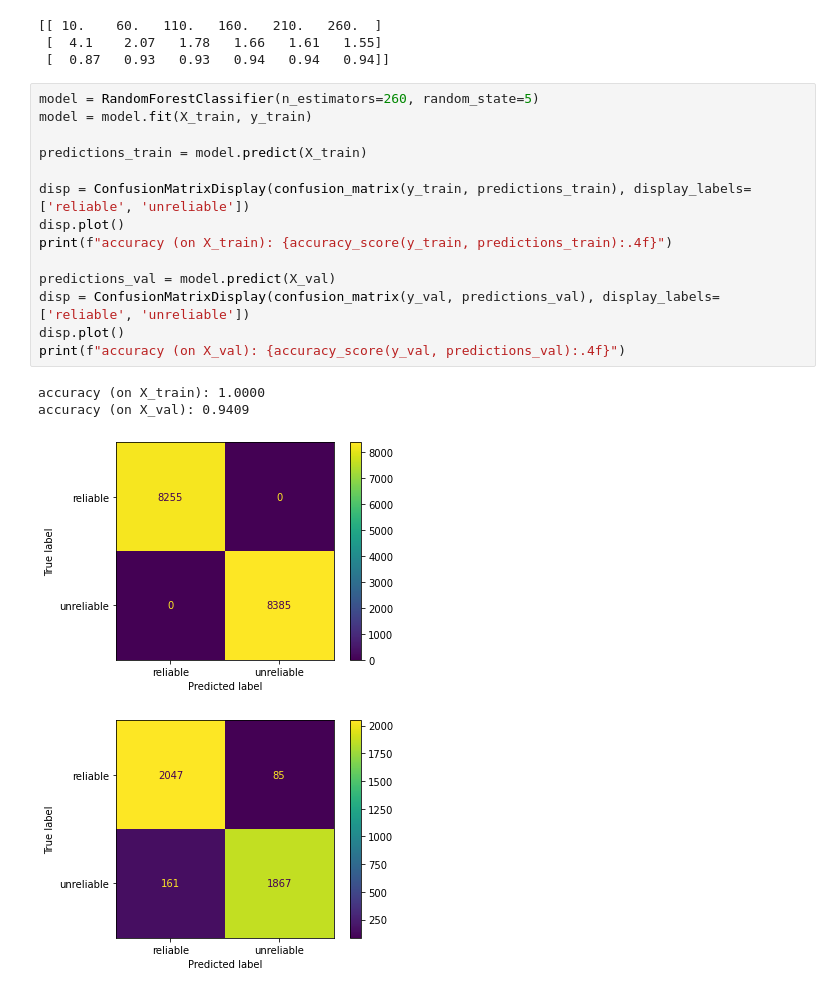
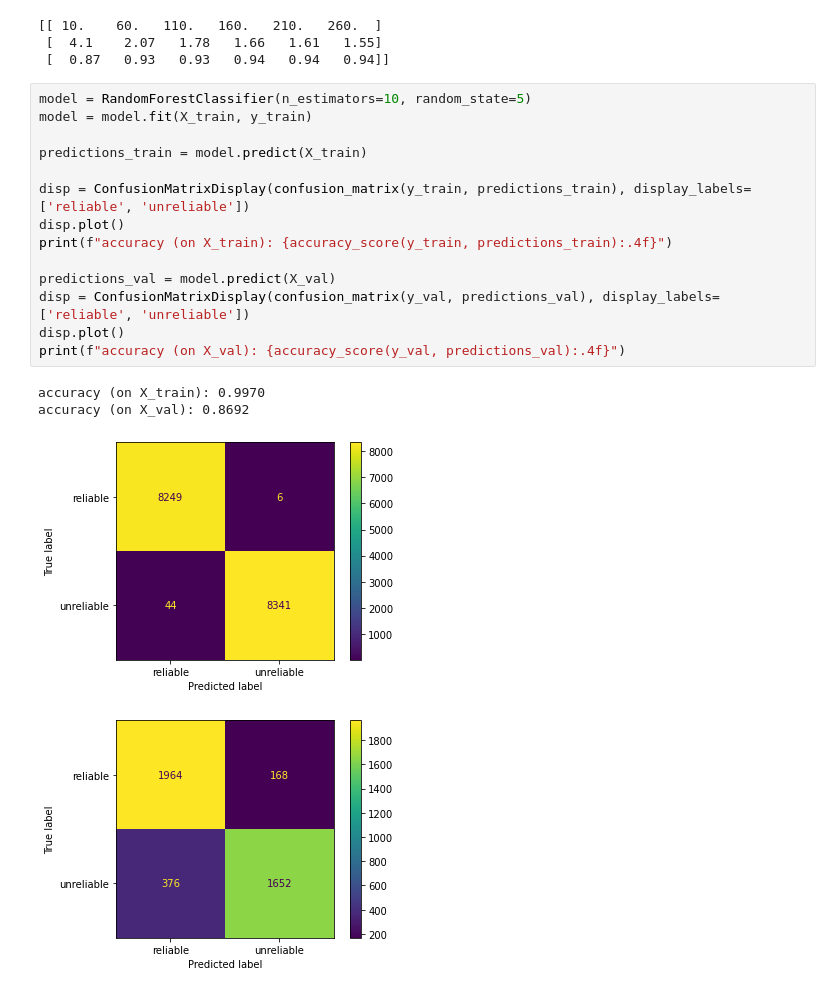
Before and after one commit to pmdino/CS39AA-Project, a Jupyter notebook: CS39AA_Project_Part_2.ipynb, the cells around one changed output. Cells and saved outputs as stored; diff of their text form.

```diff
--- a/CS39AA_Project_Part_2.ipynb
+++ b/CS39AA_Project_Part_2.ipynb
@@ -82,21 +82,21 @@ if tune_model:
  [  4.1    2.07   1.78   1.66   1.61   1.55]
  [  0.87   0.93   0.93   0.94   0.94   0.94]]
 # %%
-model = RandomForestClassifier(n_estimators=260, random_state=5)
+model = RandomForestClassifier(n_estimators=10, random_state=5)
 model = model.fit(X_train, y_train)
 
 predictions_train = model.predict(X_train)
 
 disp = ConfusionMatrixDisplay(confusion_matrix(y_train, predictions_train), display_labels=['reliable', 'unreliable'])
 disp.plot()
 print(f"accuracy (on X_train): {accuracy_score(y_train, predictions_train):.4f}")
 
 predictions_val = model.predict(X_val)
 disp = ConfusionMatrixDisplay(confusion_matrix(y_val, predictions_val), display_labels=['reliable', 'unreliable'])
 disp.plot()
 print(f"accuracy (on X_val): {accuracy_score(y_val, predictions_val):.4f}")
 # %% [output]
-accuracy (on X_train): 1.0000
-accuracy (on X_val): 0.9409
+accuracy (on X_train): 0.9970
+accuracy (on X_val): 0.8692
-[figure, old version]
+[figure, new version]
-[figure, old version]
+[figure, new version]
```
